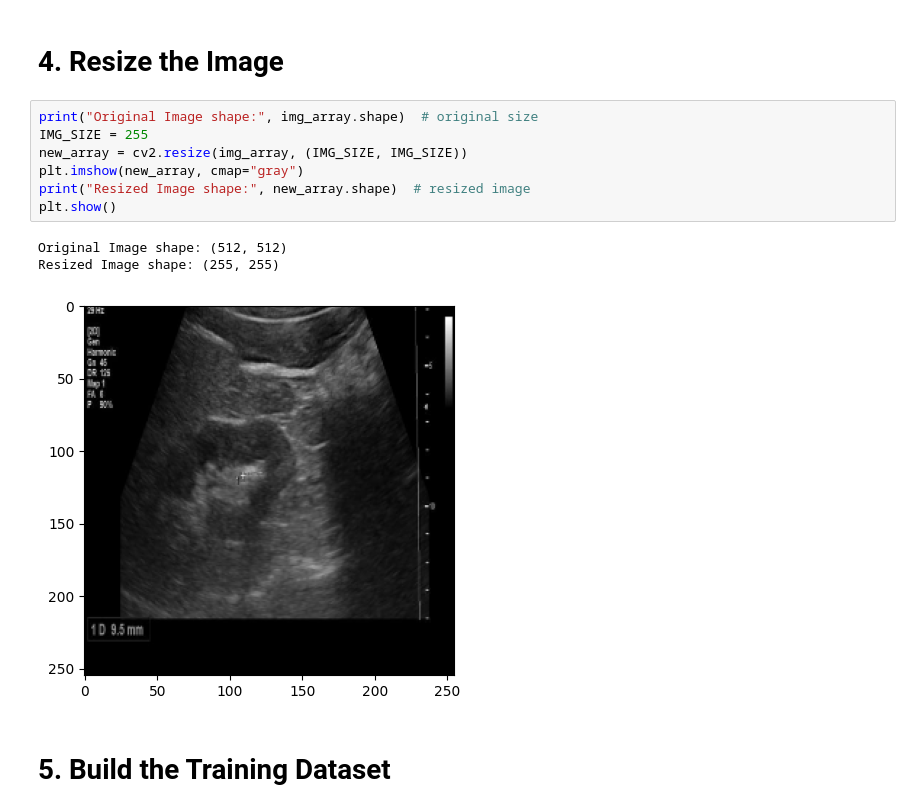
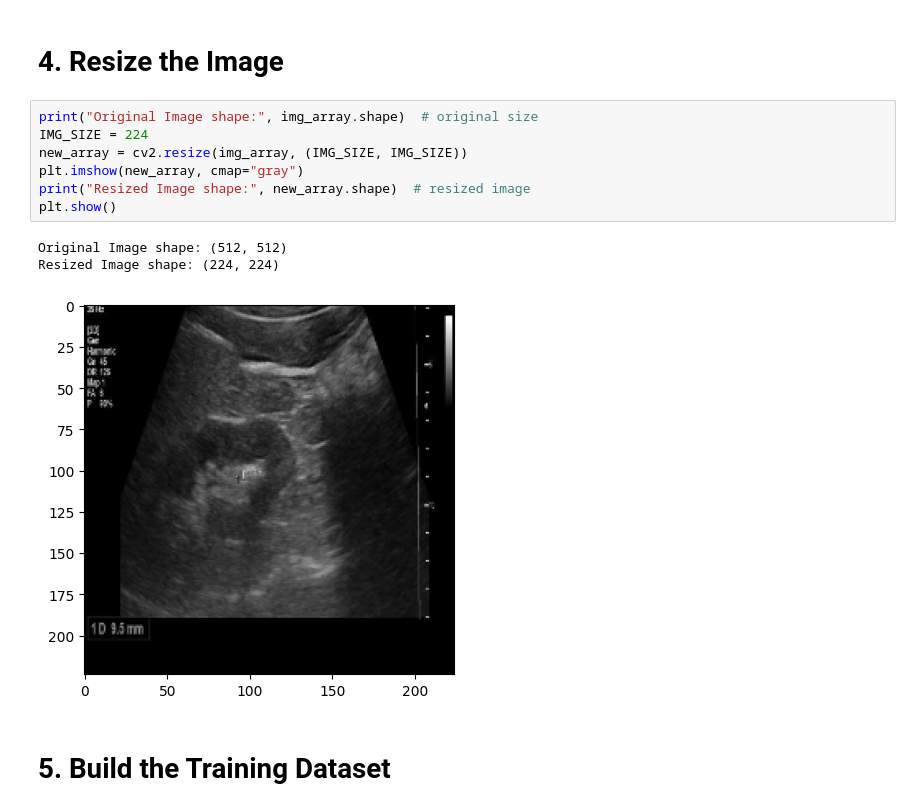
Before and after one commit to somayagalal/Kidney_stone_detection-, a Jupyter notebook: DL_Kidney_stone_detection.ipynb, the cells around one changed output. Drawn from its saved outputs; the diff is of its cells as text.

```diff
--- a/DL_Kidney_stone_detection.ipynb
+++ b/DL_Kidney_stone_detection.ipynb
@@ -55,15 +55,15 @@ for category in CATEGORIES:
 # 4. Resize the Image
 # %%
 print("Original Image shape:", img_array.shape)  # original size
-IMG_SIZE = 255
+IMG_SIZE = 224
 new_array = cv2.resize(img_array, (IMG_SIZE, IMG_SIZE))
 plt.imshow(new_array, cmap="gray")
 print("Resized Image shape:", new_array.shape)  # resized image
 plt.show()
 # %% [output]
 Original Image shape: (512, 512)
-Resized Image shape: (255, 255)
+Resized Image shape: (224, 224)
-[figure, old version]
+[figure, new version]
 # %% [markdown]
 # 5. Build the Training Dataset
 # %%
```
Also changed, not shown: parts of 33 cells of this notebook.
